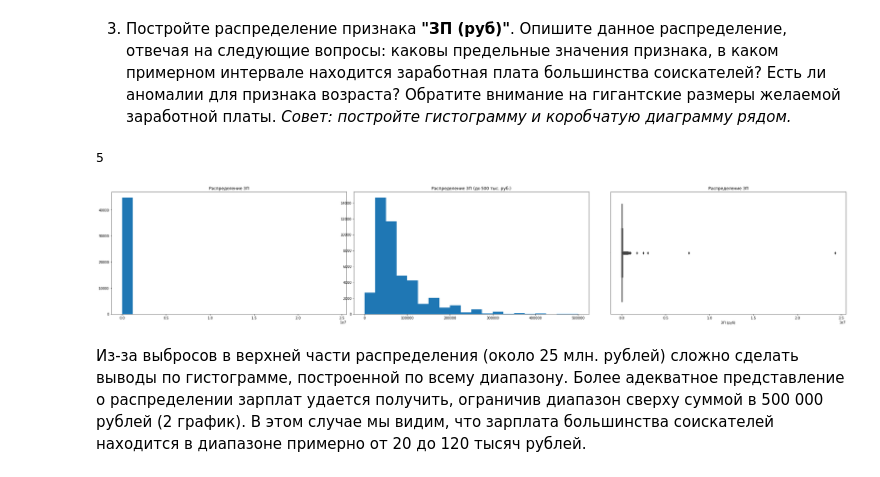
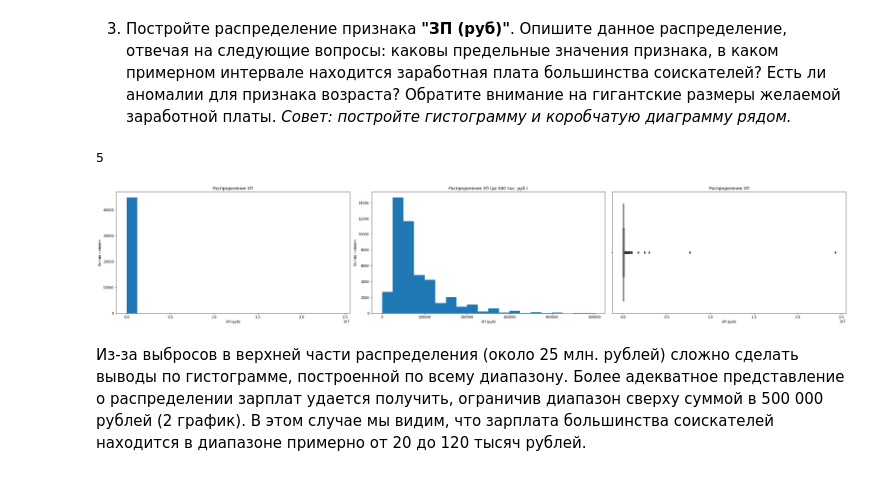
Before and after one commit to nikkimontoya/data_science_project_1, a Jupyter notebook: Project 1.ipynb, the cells around one changed output. Cells and saved outputs as stored; diff of their text form; code cells hidden in the pictures.

```diff
--- a/Project 1.ipynb
+++ b/Project 1.ipynb
@@ -419,20 +424,26 @@ sns.boxplot(data=data, x='Опыт работы (месяц)', orient='h', ax=bo
 # %%
 fig = plt.figure(figsize=(30, 5))
 hist_axes = fig.add_axes([0, 0, 0.32, 1])
 hist_axes.set_title('Распределение ЗП')
-hist_w_range_axes = fig.add_axes([0.33, 0, 0.32, 1])
+hist_axes.set_xlabel('ЗП (руб)')
+hist_axes.set_ylabel('Кол-во человек')
+
+hist_w_range_axes = fig.add_axes([0.35, 0, 0.32, 1])
 hist_w_range_axes.set_title('Распределение ЗП (до 500 тыс. руб.)')
+hist_w_range_axes.set_xlabel('ЗП (руб)')
+hist_w_range_axes.set_ylabel('Кол-во человек')
+
 box_axes = fig.add_axes([0.68, 0, 0.32, 1])
 box_axes.set_title('Распределение ЗП')
 
 hist_axes.hist(x=data['ЗП (руб)'], bins=20)
 hist_w_range_axes.hist(x=data['ЗП (руб)'], bins=20, range=(0, 500000))
 
 sns.boxplot(data=data, x='ЗП (руб)', orient='h', ax=box_axes)
 data[data['ЗП (руб)'] > 1000000].shape[0]
 # %% [output]
 5
-[figure, old version]
+[figure, new version]
 # %% [markdown]
 Из-за выбросов в верхней части распределения (около 25 млн. рублей) сложно сделать выводы по гистограмме, построенной по всему диапазону. Более адекватное представление о распределении зарплат удается получить, ограничив диапазон сверху суммой в 500 000 рублей (2 график). В этом случае мы видим, что зарплата большинства соискателей находится в диапазоне примерно от 20 до 120 тысяч рублей.
 # %% [markdown]
```
Also changed, not shown: parts of 4 cells of this notebook.
